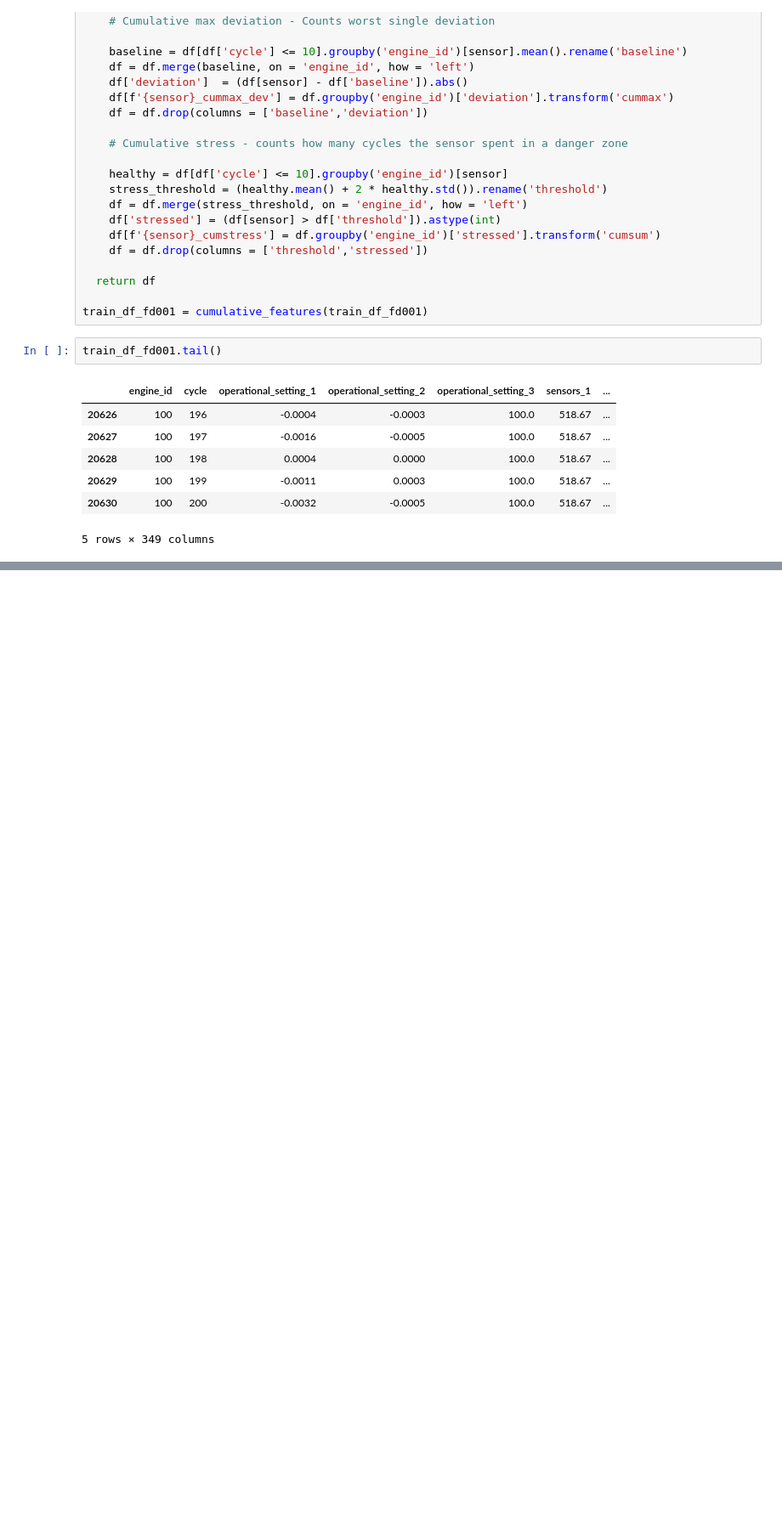
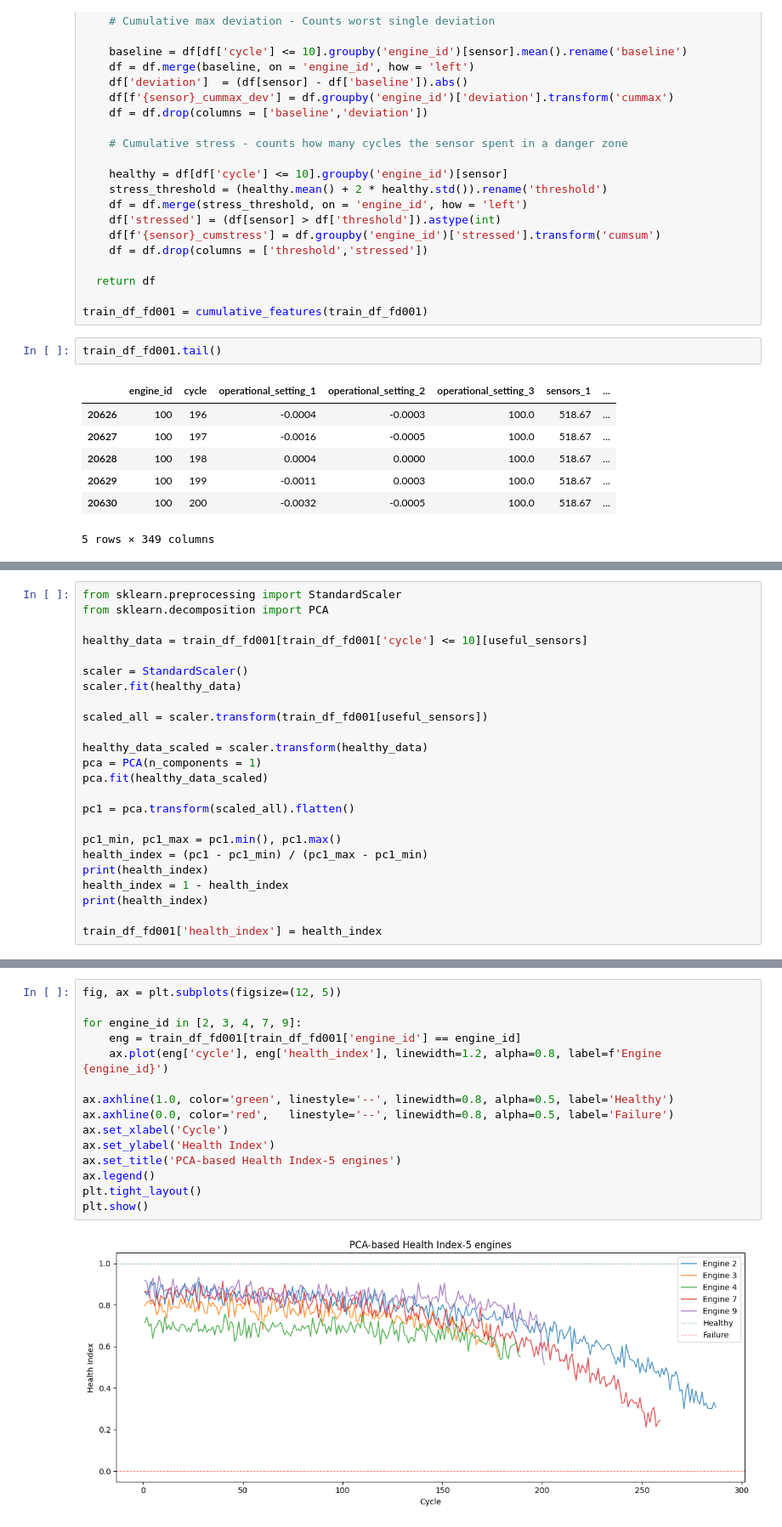
Before and after one commit to rikesh28/predictive_maintenance_engine, a Jupyter notebook: notebooks/02_feature_engineering.ipynb, the cells around one changed output, grey strips where cells are left out. Shown at 85% size. Saved outputs shown, nothing was run; the diff lists cells and outputs as text; blank space fills up the shorter version.

Commit message:
Health Index(PCA), Mahalanobis distance, feature-RUL correlation ranking

```diff
--- a/notebooks/02_feature_engineering.ipynb
+++ b/notebooks/02_feature_engineering.ipynb
@@ -468,0 +473,24 @@ train_df_fd001.tail()
+# %%
+from sklearn.preprocessing import StandardScaler
+from sklearn.decomposition import PCA
+
+healthy_data = train_df_fd001[train_df_fd001['cycle'] <= 10][useful_sensors]
+
+scaler = StandardScaler()
+scaler.fit(healthy_data)
+
+scaled_all = scaler.transform(train_df_fd001[useful_sensors])
+
+healthy_data_scaled = scaler.transform(healthy_data)
+pca = PCA(n_components = 1)
+pca.fit(healthy_data_scaled)
+
+pc1 = pca.transform(scaled_all).flatten()
+
+pc1_min, pc1_max = pc1.min(), pc1.max()
+health_index = (pc1 - pc1_min) / (pc1_max - pc1_min)
+print(health_index)
+health_index = 1 - health_index
+print(health_index)
+
+train_df_fd001['health_index'] = health_index
@@ -468,0 +510,17 @@ train_df_fd001.tail()
+# %%
+fig, ax = plt.subplots(figsize=(12, 5))
+
+for engine_id in [2, 3, 4, 7, 9]:
+    eng = train_df_fd001[train_df_fd001['engine_id'] == engine_id]
+    ax.plot(eng['cycle'], eng['health_index'], linewidth=1.2, alpha=0.8, label=f'Engine {engine_id}')
+
+ax.axhline(1.0, color='green', linestyle='--', linewidth=0.8, alpha=0.5, label='Healthy')
+ax.axhline(0.0, color='red',   linestyle='--', linewidth=0.8, alpha=0.5, label='Failure')
+ax.set_xlabel('Cycle')
+ax.set_ylabel('Health Index')
+ax.set_title('PCA-based Health Index-5 engines')
+ax.legend()
+plt.tight_layout()
+plt.show()
+# %% [output]
+[figure, added]
```
Also changed, not shown: parts of 10 cells of this notebook.
